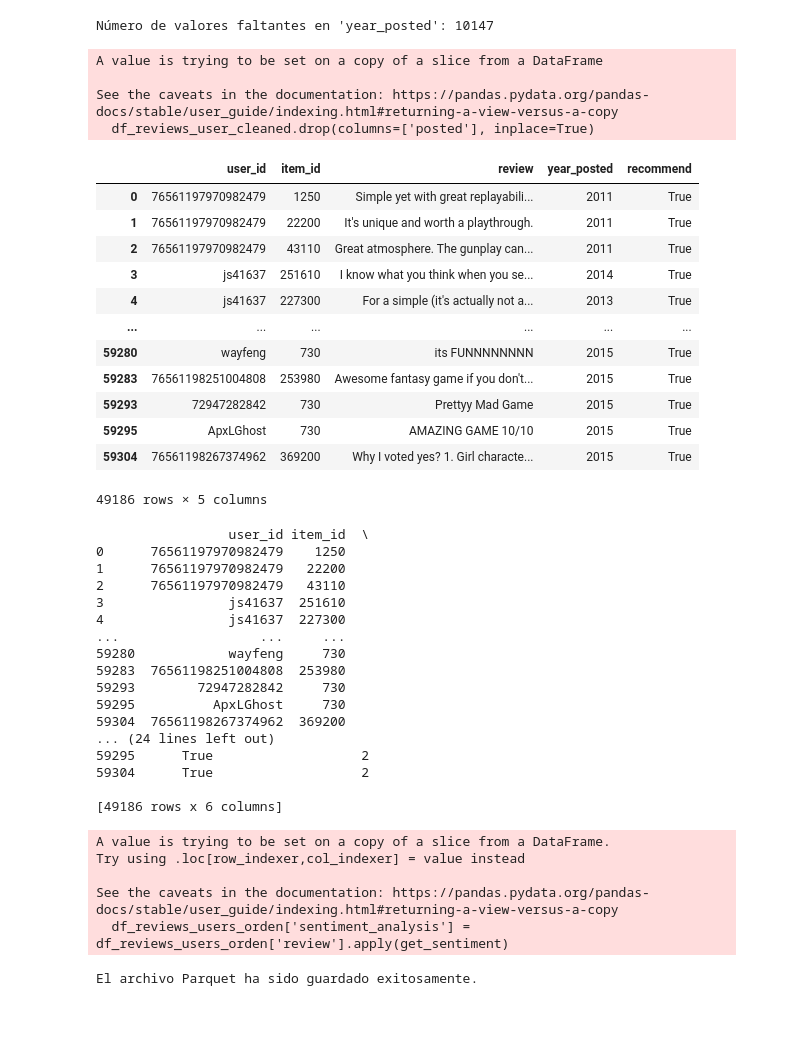
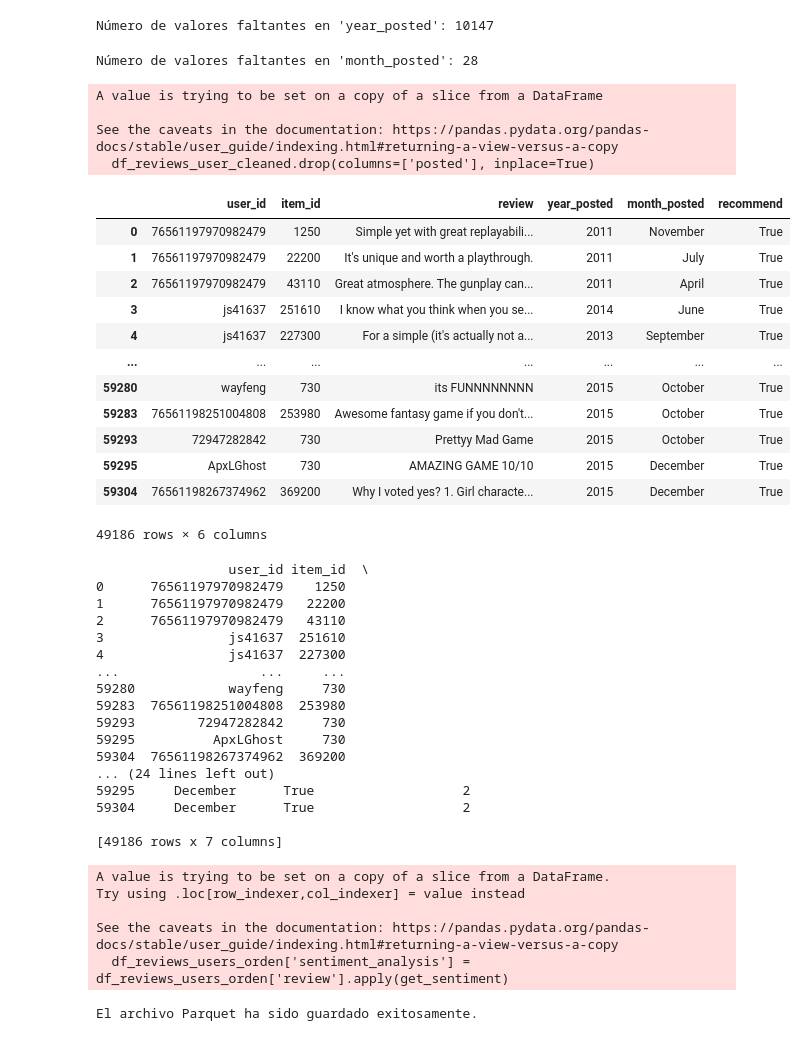
Before and after one commit to veraguillen/MachineLearning-STEAM, a Jupyter notebook: ETL/ETL user_review.ipynb, the cells around one changed output. Saved outputs shown, nothing was run; the diff lists cells and outputs as text; code cells hidden in the pictures.

```diff
--- a/ETL/ETL user_review.ipynb
+++ b/ETL/ETL user_review.ipynb
@@ -95,13 +143,22 @@ df_reviews_user['posted'] = df_reviews_user['posted'].str.replace('Posted', '',
 # %%
 
-#Extraemos solo el año utilizando expresiones regulares
+# Extraemos el año
 df_reviews_user['year_posted'] = df_reviews_user['posted'].str.extract(r'(\d{4})')
+
+# Extraemos el mes cuando está en letras (e.g. 'October', 'Marzo', etc.)
+df_reviews_user['month_posted'] = df_reviews_user['posted'].str.extract(r'([A-Za-z]+)')
 # %%
 # Contamos los valores faltantes en la columna year_posted
 faltantes_year_posted = df_reviews_user['year_posted'].isna().sum()
 print(f"Número de valores faltantes en 'year_posted': {faltantes_year_posted}")
 # %% [output]
 Número de valores faltantes en 'year_posted': 10147
+# %%
+# Contamos los valores faltantes en la columna year_posted
+faltantes_year_posted = df_reviews_user['month_posted'].isna().sum()
+print(f"Número de valores faltantes en 'month_posted': {faltantes_year_posted}")
+# %% [output]
+Número de valores faltantes en 'month_posted': 28
 # %%
 # Borramos filas con valores faltantes
 df_reviews_user_cleaned = df_reviews_user.dropna()
@@ -116,30 +173,31 @@ See the caveats in the documentation: https://pandas.pydata.org/pandas-docs/stab
 # %%
 #Reordenamos las columnas del dataframe
 nuevo_orden_columnas = [
     'user_id',
     'item_id',
     'review',
     'year_posted',
+    'month_posted',
     'recommend',
 ]
 
 df_reviews_users_orden = df_reviews_user_cleaned[nuevo_orden_columnas]
 #verificamos el cambio
 df_reviews_users_orden
 # %% [output]
-|  | user_id | item_id | review | year_posted | recommend |
-| 0 | 76561197970982479 | 1250 | Simple yet with great replayabili... | 2011 | True |
-| 1 | 76561197970982479 | 22200 | It's unique and worth a playthrough. | 2011 | True |
-| 2 | 76561197970982479 | 43110 | Great atmosphere. The gunplay can... | 2011 | True |
-| 3 | js41637 | 251610 | I know what you think when you se... | 2014 | True |
-| 4 | js41637 | 227300 | For a simple (it's actually not a... | 2013 | True |
-| ... | ... | ... | ... | ... | ... |
-| 59280 | wayfeng | 730 | its FUNNNNNNNN | 2015 | True |
-| 59283 | 76561198251004808 | 253980 | Awesome fantasy game if you don't... | 2015 | True |
-| 59293 | 72947282842 | 730 | Prettyy Mad Game | 2015 | True |
-| 59295 | ApxLGhost | 730 | AMAZING GAME 10/10 | 2015 | True |
-| 59304 | 76561198267374962 | 369200 | Why I voted yes? 1. Girl characte... | 2015 | True |
+|  | user_id | item_id | review | year_posted | month_posted | recommend |
+| 0 | 76561197970982479 | 1250 | Simple yet with great replayabili... | 2011 | November | True |
+| 1 | 76561197970982479 | 22200 | It's unique and worth a playthrough. | 2011 | July | True |
+| 2 | 76561197970982479 | 43110 | Great atmosphere. The gunplay can... | 2011 | April | True |
+| 3 | js41637 | 251610 | I know what you think when you se... | 2014 | June | True |
+| 4 | js41637 | 227300 | For a simple (it's actually not a... | 2013 | September | True |
+| ... | ... | ... | ... | ... | ... | ... |
+| 59280 | wayfeng | 730 | its FUNNNNNNNN | 2015 | October | True |
+| 59283 | 76561198251004808 | 253980 | Awesome fantasy game if you don't... | 2015 | October | True |
+| 59293 | 72947282842 | 730 | Prettyy Mad Game | 2015 | October | True |
+| 59295 | ApxLGhost | 730 | AMAZING GAME 10/10 | 2015 | December | True |
+| 59304 | 76561198267374962 | 369200 | Why I voted yes? 1. Girl characte... | 2015 | December | True |
-49186 rows × 5 columns
+49186 rows × 6 columns
 # %%
 # Creamos una instancia de SentimentIntensityAnalyzer
 sia = SentimentIntensityAnalyzer()
@@ -176,10 +234,10 @@ print(df_reviews_users_orden)
 59295          ApxLGhost     730
 59304  76561198267374962  369200
 ... (24 lines left out)
-59295      True                   2
-59304      True                   2
+59295     December      True                   2
+59304     December      True                   2
 
-[49186 rows x 6 columns]
+[49186 rows x 7 columns]
 A value is trying to be set on a copy of a slice from a DataFrame.
 Try using .loc[row_indexer,col_indexer] = value instead
 
```
Also changed, not shown: parts of 3 cells of this notebook, 6 other files.
